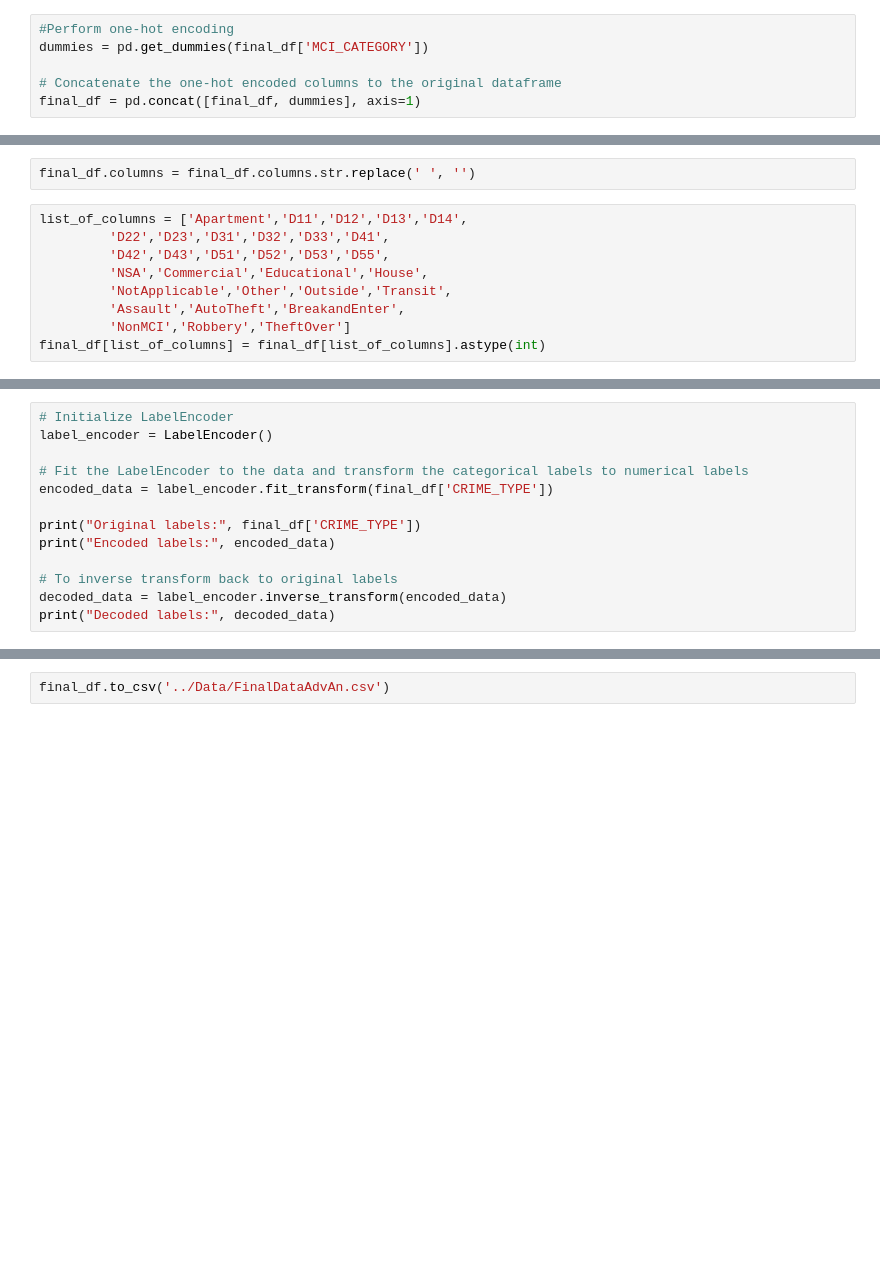
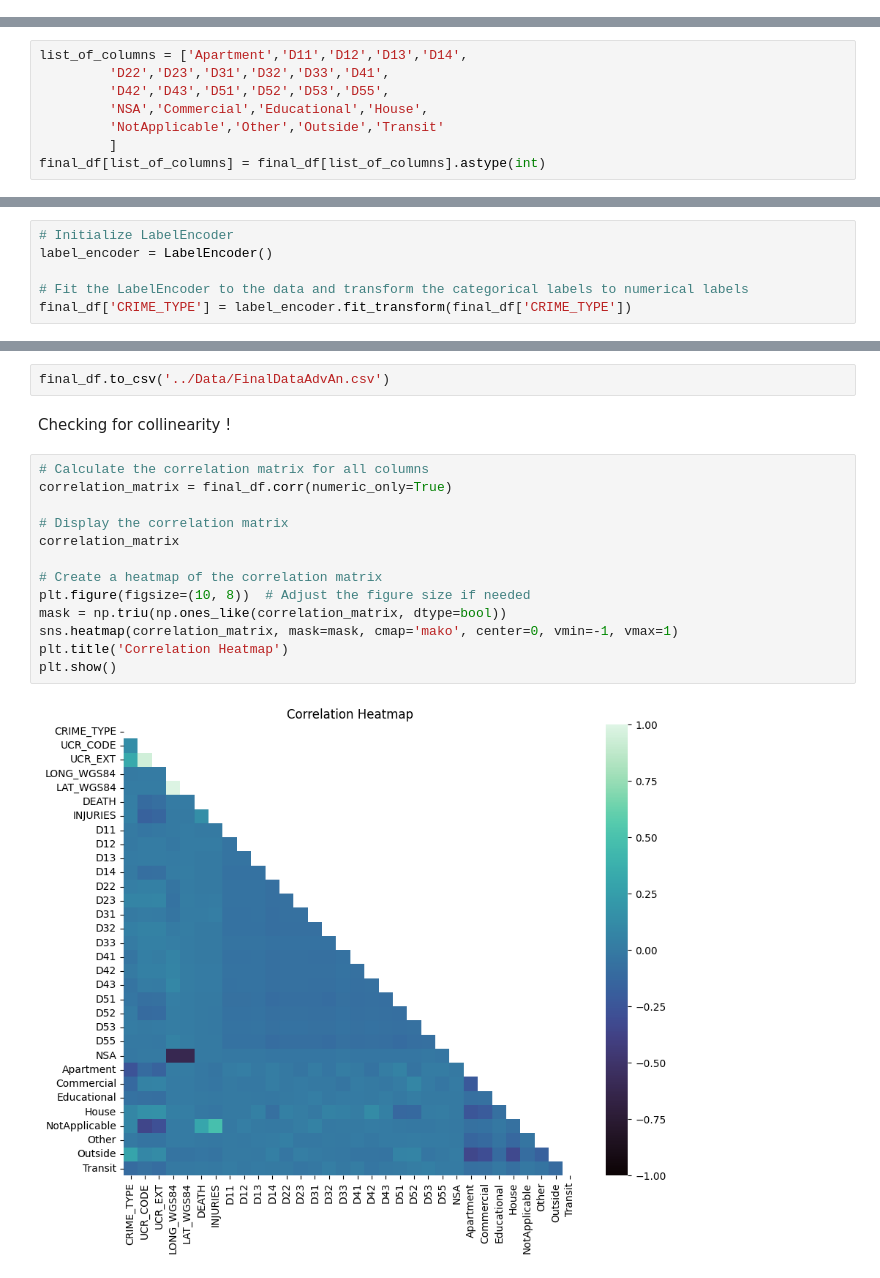
Before and after one commit to arsalan-radhu/Capstone_TorontoCrime, a Jupyter notebook: Notebooks/AdvancedEDA_Sprint2.ipynb, the cells around one changed output, grey strips where cells are left out. Saved outputs shown, nothing was run; the diff lists cells and outputs as text; blank space fills up the shorter version.

```diff
--- a/Notebooks/AdvancedEDA_Sprint2.ipynb
+++ b/Notebooks/AdvancedEDA_Sprint2.ipynb
@@ -507,7 +522 @@ I believe it is possible to create dummy variable for `MCI_CATEGORY`!
-# %%
-#Perform one-hot encoding
-dummies = pd.get_dummies(final_df['MCI_CATEGORY'])
-
-# Concatenate the one-hot encoded columns to the original dataframe
-final_df = pd.concat([final_df, dummies], axis=1)
 # %%
@@ -560,13 +569,10 @@ memory usage: 37.5+ MB
-# %%
-final_df.columns = final_df.columns.str.replace(' ', '')
 # %%
 list_of_columns = ['Apartment','D11','D12','D13','D14',
          'D22','D23','D31','D32','D33','D41',
          'D42','D43','D51','D52','D53','D55',
          'NSA','Commercial','Educational','House',
-         'NotApplicable','Other','Outside','Transit',
-         'Assault','AutoTheft','BreakandEnter',
-         'NonMCI','Robbery','TheftOver']
+         'NotApplicable','Other','Outside','Transit'
+         ]
 final_df[list_of_columns] = final_df[list_of_columns].astype(int)
 # %%
 #Sanity Check
@@ -596,11 +584,4 @@ Before fitting a model I need to encode my target variable i.e., `CRIME_TYPE`!
 label_encoder = LabelEncoder()
 
 # Fit the LabelEncoder to the data and transform the categorical labels to numerical labels
-encoded_data = label_encoder.fit_transform(final_df['CRIME_TYPE'])
-
-print("Original labels:", final_df['CRIME_TYPE'])
-print("Encoded labels:", encoded_data)
-
-# To inverse transform back to original labels
-decoded_data = label_encoder.inverse_transform(encoded_data)
-print("Decoded labels:", decoded_data)
+final_df['CRIME_TYPE'] = label_encoder.fit_transform(final_df['CRIME_TYPE'])
@@ -652,2 +622,19 @@ Test score: 0.9971158255496826
 # %%
 final_df.to_csv('../Data/FinalDataAdvAn.csv')
+# %% [markdown]
+Checking for collinearity !
+# %%
+# Calculate the correlation matrix for all columns
+correlation_matrix = final_df.corr(numeric_only=True)
+
+# Display the correlation matrix
+correlation_matrix
+
+# Create a heatmap of the correlation matrix
+plt.figure(figsize=(10, 8))  # Adjust the figure size if needed
+mask = np.triu(np.ones_like(correlation_matrix, dtype=bool))
+sns.heatmap(correlation_matrix, mask=mask, cmap='mako', center=0, vmin=-1, vmax=1)
+plt.title('Correlation Heatmap')
+plt.show()
+# %% [output]
+[figure, added]
```
Also changed, not shown: parts of 15 cells of this notebook.
